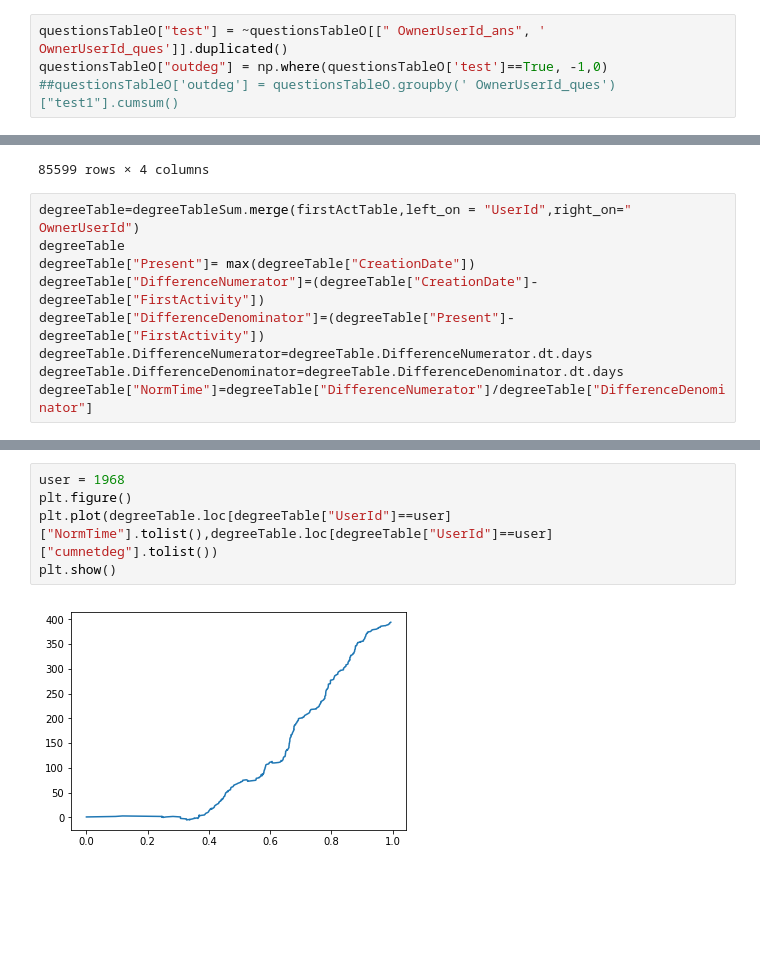
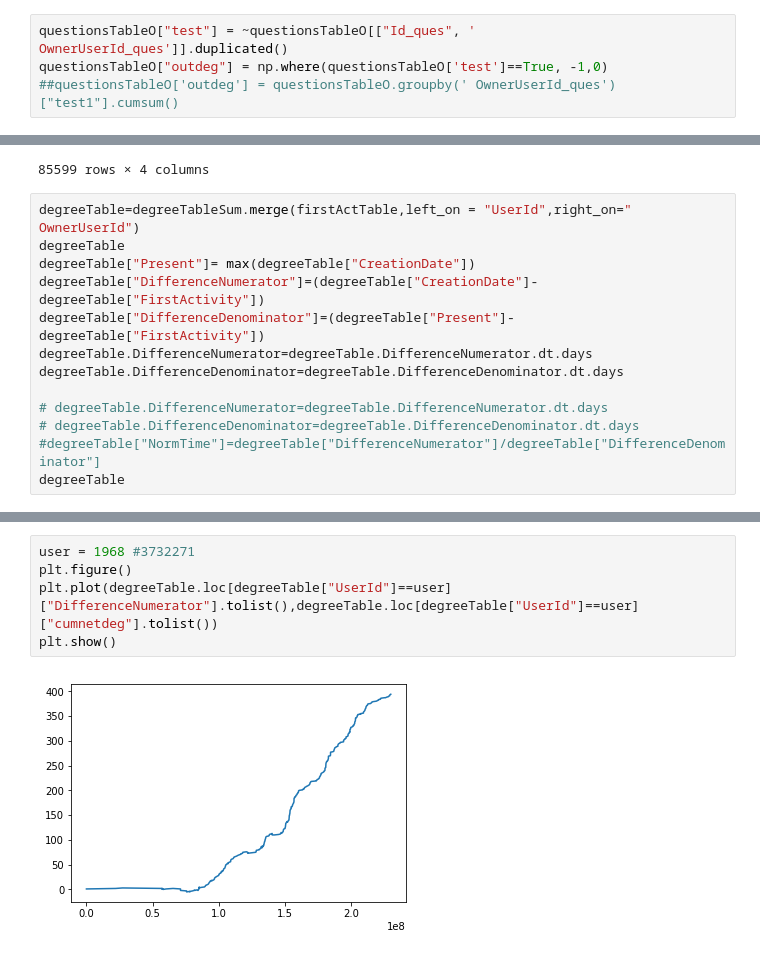
Before and after one commit to live-wire/overflow, a Jupyter notebook: Nirmal_Metric.ipynb, the cells around one changed output, grey strips where cells are left out. Saved outputs shown, nothing was run; the diff lists cells and outputs as text; blank space fills up the shorter version.

```diff
--- a/Nirmal_Metric.ipynb
+++ b/Nirmal_Metric.ipynb
@@ -84,7 +86,7 @@ ansQ[' CreationDate_ques']=pd.to_datetime(ansQ[' CreationDate_ques'])
 
 questionsTableO=ansQ.sort_values([' OwnerUserId_ques',' CreationDate_ques']) #order by user
 # %%
-questionsTableO["test"] = ~questionsTableO[[" OwnerUserId_ans", ' OwnerUserId_ques']].duplicated()
+questionsTableO["test"] = ~questionsTableO[["Id_ques", ' OwnerUserId_ques']].duplicated()
 questionsTableO["outdeg"] = np.where(questionsTableO['test']==True, -1,0)
 ##questionsTableO['outdeg'] = questionsTableO.groupby(' OwnerUserId_ques')["test1"].cumsum()
 # %%
@@ -164,7 +187,11 @@ degreeTable["DifferenceNumerator"]=(degreeTable["CreationDate"]-degreeTable["Fir
 degreeTable["DifferenceDenominator"]=(degreeTable["Present"]-degreeTable["FirstActivity"])
 degreeTable.DifferenceNumerator=degreeTable.DifferenceNumerator.dt.days
 degreeTable.DifferenceDenominator=degreeTable.DifferenceDenominator.dt.days
-degreeTable["NormTime"]=degreeTable["DifferenceNumerator"]/degreeTable["DifferenceDenominator"]
+
+# degreeTable.DifferenceNumerator=degreeTable.DifferenceNumerator.dt.days
+# degreeTable.DifferenceDenominator=degreeTable.DifferenceDenominator.dt.days
+#degreeTable["NormTime"]=degreeTable["DifferenceNumerator"]/degreeTable["DifferenceDenominator"]
+degreeTable
 # %% [output]
 |  | UserId | CreationDate | degree | cumnetdeg | OwnerUserId | FirstQuestion | FirstAnswer | FirstActivity | ... |
 | 0 | 0 | 2008-09-17 03:39:16.913 | -1 | -1 | 0 | 2008-09-17 03:39:16.913 | 2008-09-17 03:51:30.190 | 2008-09-17 03:39:16.913 | ... |
@@ -187,7 +214,7 @@ degreeTable["NormTime"]=degreeTable["DifferenceNumerator"]/degreeTable["Differen
 # %%
-user = 1968
+user = 1968 #3732271
 plt.figure()
-plt.plot(degreeTable.loc[degreeTable["UserId"]==user]["NormTime"].tolist(),degreeTable.loc[degreeTable["UserId"]==user]["cumnetdeg"].tolist())
+plt.plot(degreeTable.loc[degreeTable["UserId"]==user]["DifferenceNumerator"].tolist(),degreeTable.loc[degreeTable["UserId"]==user]["cumnetdeg"].tolist())
 plt.show()
 # %% [output]
-[figure, old version]
+[figure, new version]
```
Also changed, not shown: parts of 9 cells of this notebook.
